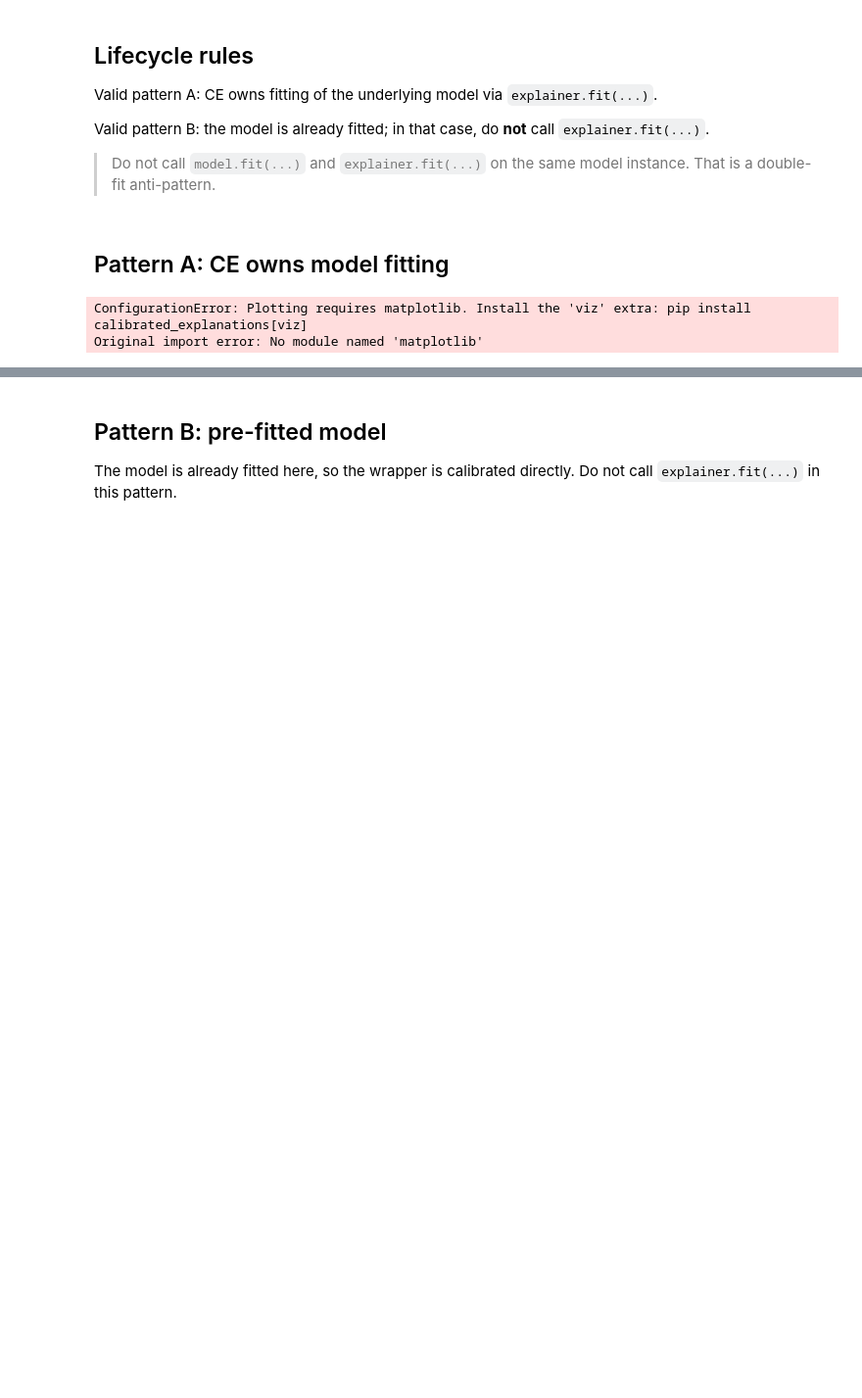
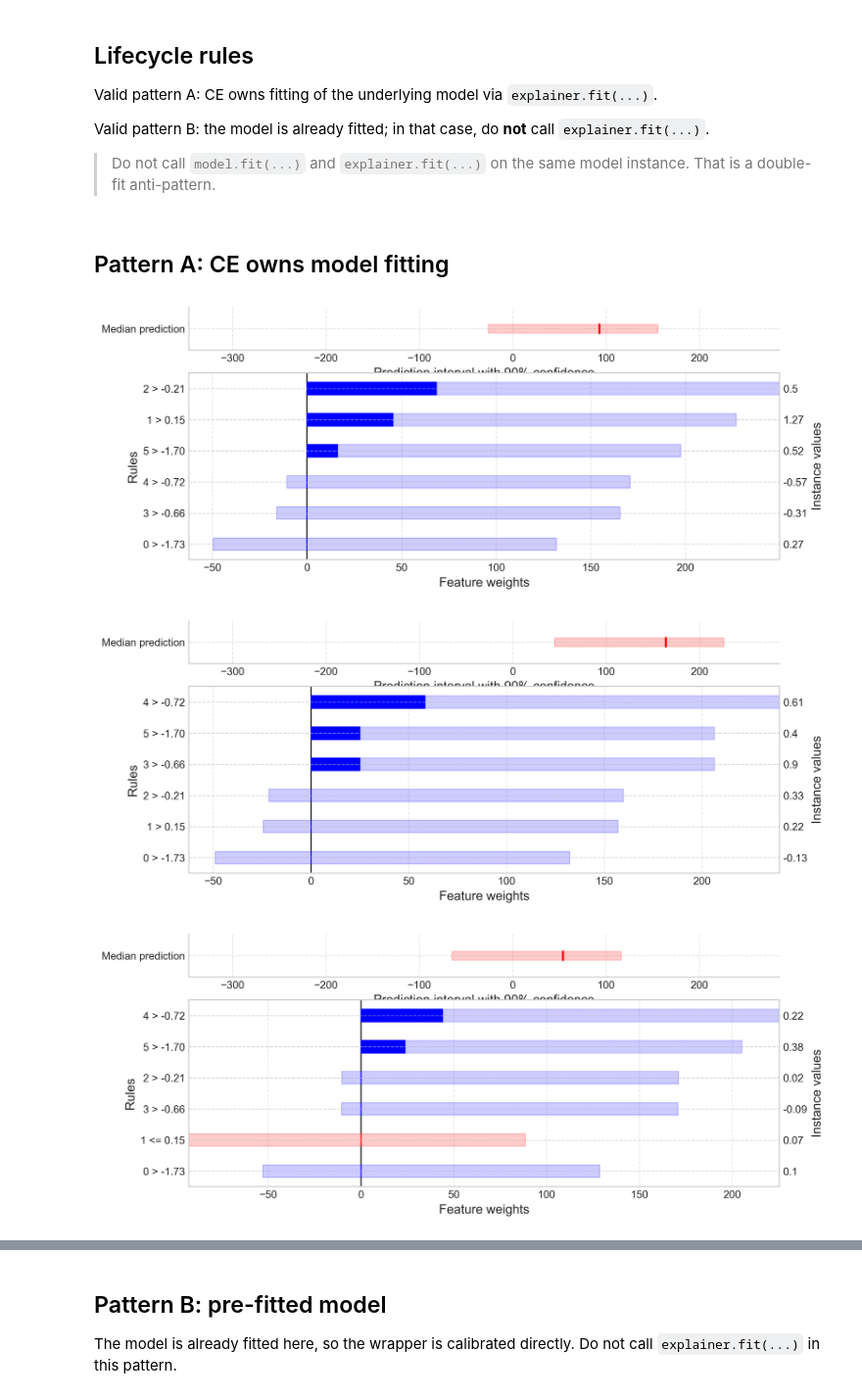
Before and after one commit to kristinebergs/calibrated-explanations-plugins, a Jupyter notebook: packages/calibration/calibrated-explanations-calibration-idr/examples/idr_regression_calibrator.ipynb, the cells around one changed output, grey strips where cells are left out. Shown at 98% size. Saved outputs shown, nothing was run; the diff lists cells and outputs as text; code cells hidden in the pictures; blank space fills up the shorter version.

```diff
--- a/packages/calibration/calibrated-explanations-calibration-idr/examples/idr_regression_calibrator.ipynb
+++ b/packages/calibration/calibrated-explanations-calibration-idr/examples/idr_regression_calibrator.ipynb
@@ -53,7 +53,8 @@ threshold_explanations = explainer.explain_factual(
     threshold=float(np.median(y_cal)),
 )
 # %%
-regression_explanations.plot()
+regression_explanations.plot(uncertainty=True)
 # %% [output]
-ConfigurationError: Plotting requires matplotlib. Install the 'viz' extra: pip install calibrated_explanations[viz]
-Original import error: No module named 'matplotlib'
+[figure, added]
+[figure, added]
+[figure, added]
```
Also changed, not shown: parts of 4 cells of this notebook, 15 other files.
